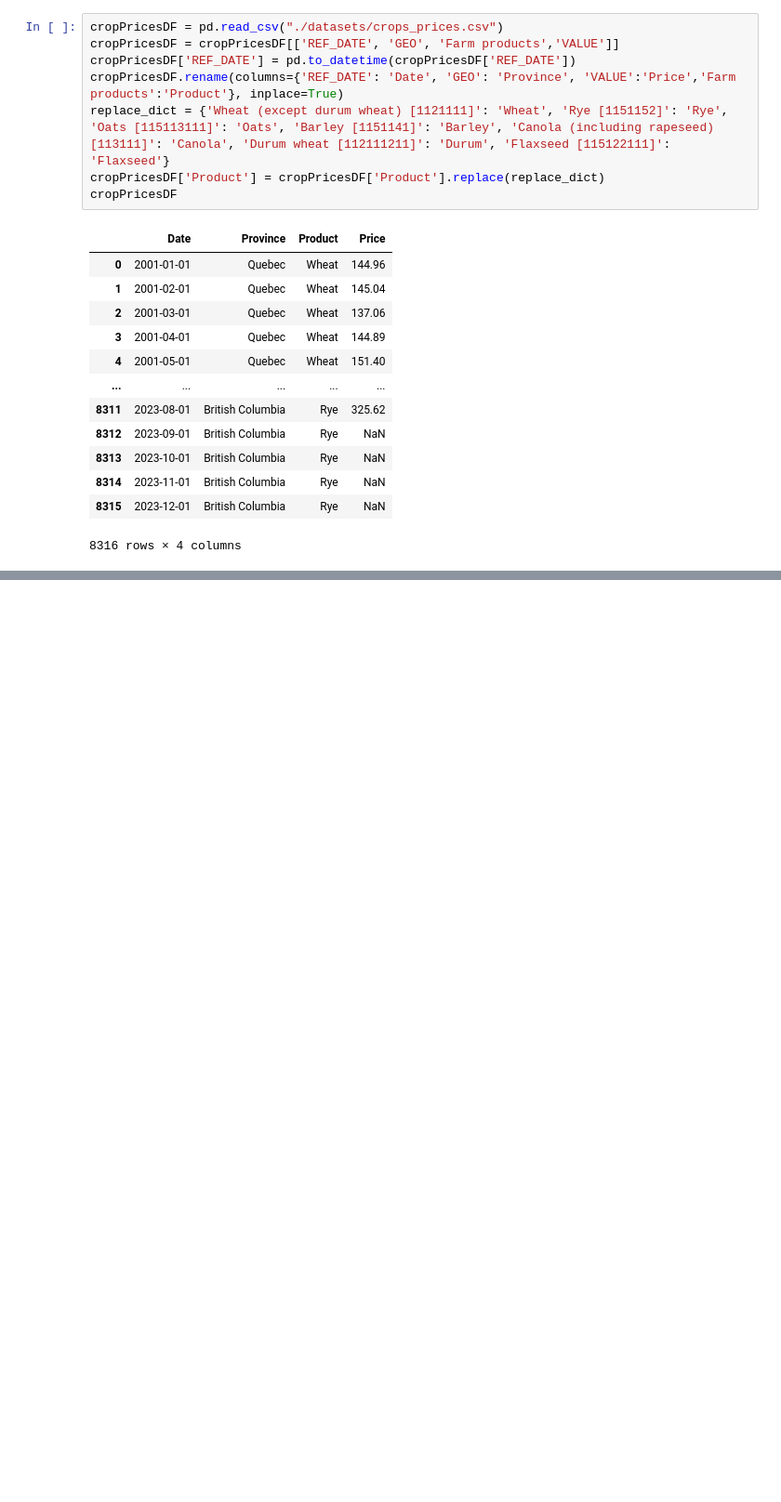
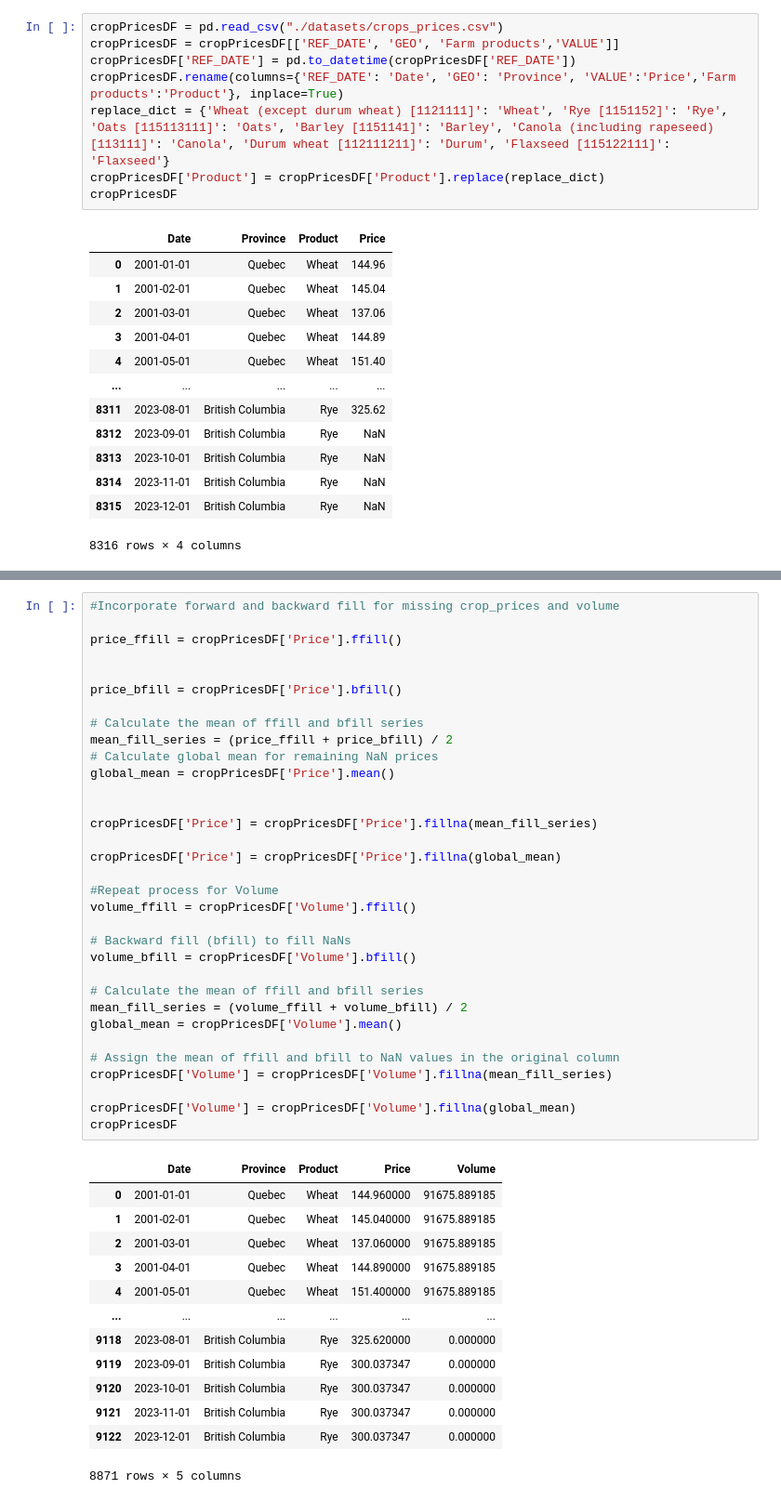
Before and after one commit to Daniel-Dumitrescu/csi4142-project, a Jupyter notebook: CropScript.ipynb, the cells around one changed output, grey strips where cells are left out. Shown: that part at 93% size. Cells and saved outputs as stored; diff of their text form; blank space fills up the shorter version.

Commit message:
Handled NaN values

```diff
--- a/CropScript.ipynb
+++ b/CropScript.ipynb
@@ -235,0 +240,47 @@ finalVolume_DF
+# %%
+#Incorporate forward and backward fill for missing crop_prices and volume
+
+price_ffill = cropPricesDF['Price'].ffill()
+
+
+price_bfill = cropPricesDF['Price'].bfill()
+
+# Calculate the mean of ffill and bfill series
+mean_fill_series = (price_ffill + price_bfill) / 2
+# Calculate global mean for remaining NaN prices
+global_mean = cropPricesDF['Price'].mean()
+
+
+cropPricesDF['Price'] = cropPricesDF['Price'].fillna(mean_fill_series)
+
+cropPricesDF['Price'] = cropPricesDF['Price'].fillna(global_mean)
+
+#Repeat process for Volume
+volume_ffill = cropPricesDF['Volume'].ffill()
+
+# Backward fill (bfill) to fill NaNs
+volume_bfill = cropPricesDF['Volume'].bfill()
+
+# Calculate the mean of ffill and bfill series
+mean_fill_series = (volume_ffill + volume_bfill) / 2
+global_mean = cropPricesDF['Volume'].mean()
+
+# Assign the mean of ffill and bfill to NaN values in the original column
+cropPricesDF['Volume'] = cropPricesDF['Volume'].fillna(mean_fill_series)
+
+cropPricesDF['Volume'] = cropPricesDF['Volume'].fillna(global_mean)
+cropPricesDF
+# %% [output]
+|  | Date | Province | Product | Price | Volume |
+| 0 | 2001-01-01 | Quebec | Wheat | 144.960000 | 91675.889185 |
+| 1 | 2001-02-01 | Quebec | Wheat | 145.040000 | 91675.889185 |
+| 2 | 2001-03-01 | Quebec | Wheat | 137.060000 | 91675.889185 |
+| 3 | 2001-04-01 | Quebec | Wheat | 144.890000 | 91675.889185 |
+| 4 | 2001-05-01 | Quebec | Wheat | 151.400000 | 91675.889185 |
+| ... | ... | ... | ... | ... | ... |
+| 9118 | 2023-08-01 | British Columbia | Rye | 325.620000 | 0.000000 |
+| 9119 | 2023-09-01 | British Columbia | Rye | 300.037347 | 0.000000 |
+| 9120 | 2023-10-01 | British Columbia | Rye | 300.037347 | 0.000000 |
+| 9121 | 2023-11-01 | British Columbia | Rye | 300.037347 | 0.000000 |
+| 9122 | 2023-12-01 | British Columbia | Rye | 300.037347 | 0.000000 |
+8871 rows × 5 columns
```
Also changed, not shown: parts of 2 cells of this notebook.
